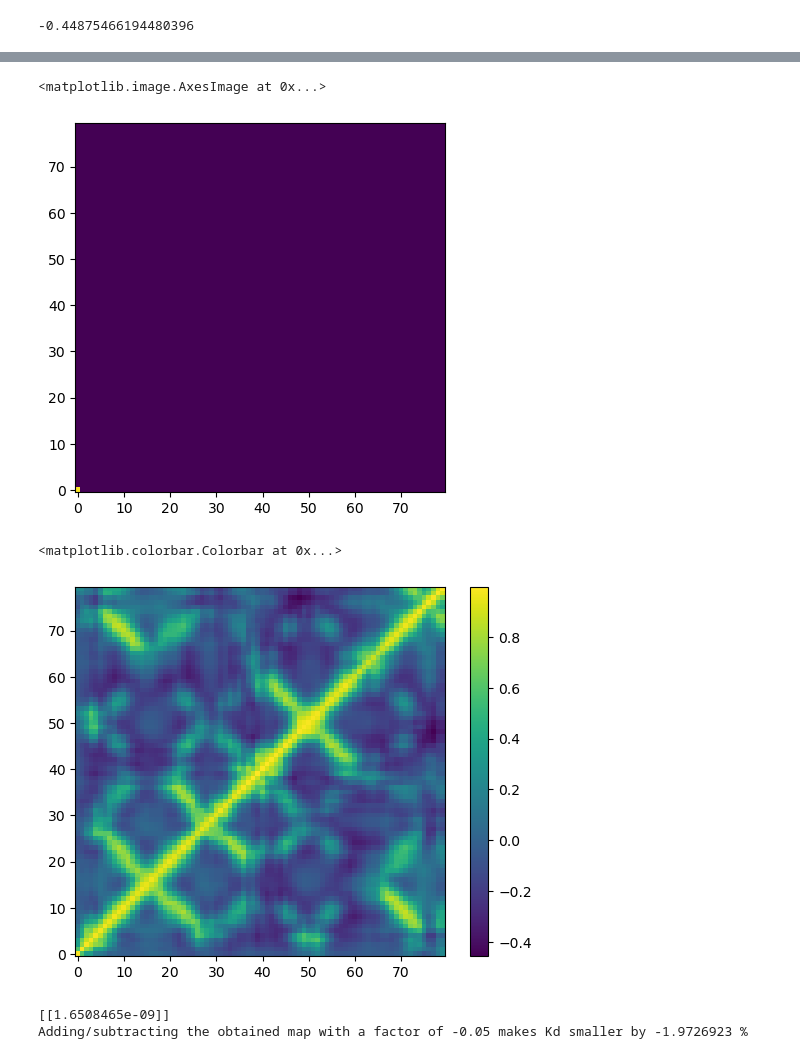
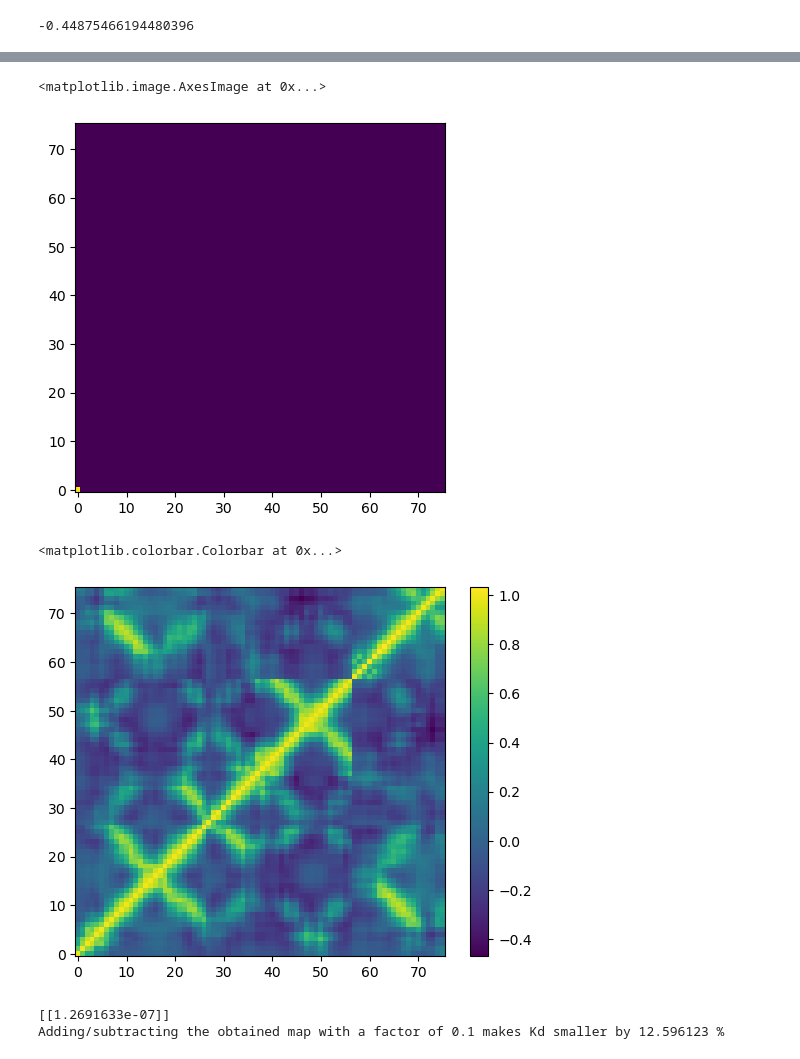
Before and after one commit to kevinmicha/ANTIPASTI, a Jupyter notebook: NMA CNN.ipynb, the cells around one changed output, grey strips where cells are left out. Drawn from its saved outputs; the diff is of its cells as text; code cells hidden in the pictures.

Commit message:
Extra images to visualise structure correlation

```diff
--- a/NMA CNN.ipynb
+++ b/NMA CNN.ipynb
@@ -557,7 +557,7 @@ plt.colorbar()
 # %%
 #Arbitrary mask analysis
-test_mask = np.zeros((80,80))
-test_mask[48:53, 76:] = 1
+test_mask = np.zeros((76,76))
+test_mask[45:50, 73:] = 1
 test_mask += np.transpose(test_mask)
 plt.imshow(test_mask, origin='lower')
 # %% [output]
@@ -566,7 +566,7 @@ plt.imshow(test_mask, origin='lower')
 # %%
 #CDR-H3 analysis
-cdr3_mask = np.zeros((80,80))
-cdr3_mask[76:80, 76:80] = 1
+cdr3_mask = np.zeros((76,76))
+cdr3_mask[73:, 73:] = 1
 plt.imshow(cdr3_mask, origin='lower')
 # %% [output]
 <matplotlib.image.AxesImage at 0x...>
@@ -574,29 +574,29 @@ plt.imshow(cdr3_mask, origin='lower')
 # %%
 #CDR-H1 analysis
-cdr1_mask = np.zeros((80,80))
+cdr1_mask = np.zeros((76,76))
 cdr1_mask[:1, :1] = 1
 plt.imshow(cdr1_mask, origin='lower')
 # %% [output]
 <matplotlib.image.AxesImage at 0x...>
-[figure, old version]
+[figure, new version]
 # %%
-img_factor = -0.05
+img_factor = 0.1
 cdr3_factor = 0
 cdr1_factor = 0
 test_factor = 0
 
-ideal = cv2.resize(np.load(download_path + '1t66.npy')[:82, :82], dsize=(80, 80)).reshape(1, 1, train_x.shape[2], train_x.shape[2]).astype(np.float32) + img_factor * cv2.resize(img, dsize=(80, 80)).reshape(1, 1, 80, 80) + cdr3_factor * cdr3_mask.reshape(1, 1, 80, 80) + cdr1_factor * cdr1_mask.reshape(1, 1, 80, 80) + test_factor * test_mask.reshape(1, 1, 80, 80)
-plt.imshow(ideal[0,0,...], origin='lower')
+ideal = np.load(download_path + '1t66.npy')[:76, :76].astype(np.float32) + img_factor * cv2.resize(img, dsize=(76, 76)) + cdr3_factor * cdr3_mask  + cdr1_factor * cdr1_mask + test_factor * test_mask
+plt.imshow(ideal, origin='lower')
 plt.colorbar()
 # %% [output]
 <matplotlib.colorbar.Colorbar at 0x...>
-[figure, old version]
+[figure, new version]
 # %%
 model.eval()
-new_prediction = 10**model(torch.from_numpy(ideal.astype(np.float32))).detach().numpy()
+new_prediction = 10**model(torch.from_numpy(cv2.resize(ideal, dsize=(80, 80)).reshape(1, 1, 80, 80).astype(np.float32))).detach().numpy()
 per_change = ((prediction - new_prediction) / prediction * 100)[0][0]
 print(new_prediction)
 print('Adding/subtracting the obtained map with a factor of', img_factor, 'makes Kd smaller by', per_change, '%')
 # %% [output]
-[[1.6508465e-09]]
-Adding/subtracting the obtained map with a factor of -0.05 makes Kd smaller by -1.9726923 %
+[[1.2691633e-07]]
+Adding/subtracting the obtained map with a factor of 0.1 makes Kd smaller by 12.596123 %
```
Also changed, not shown: parts of 18 cells of this notebook, 1 other file.
